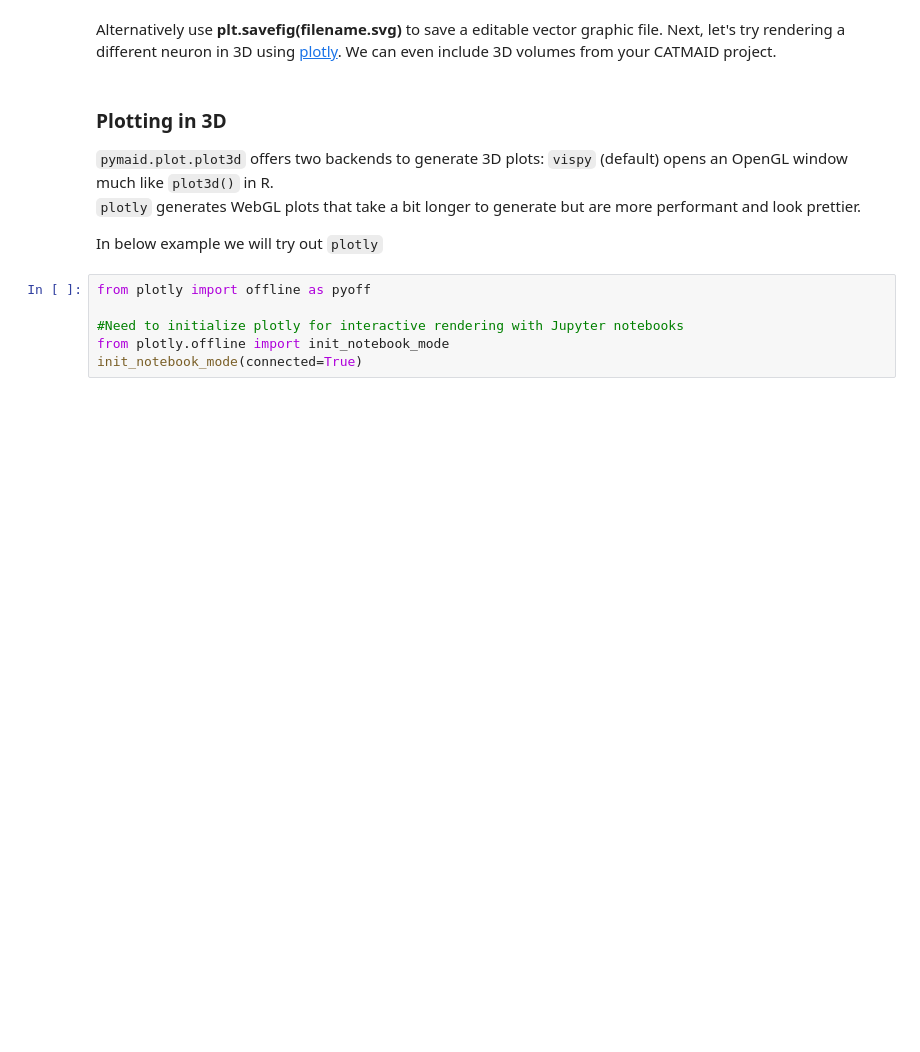
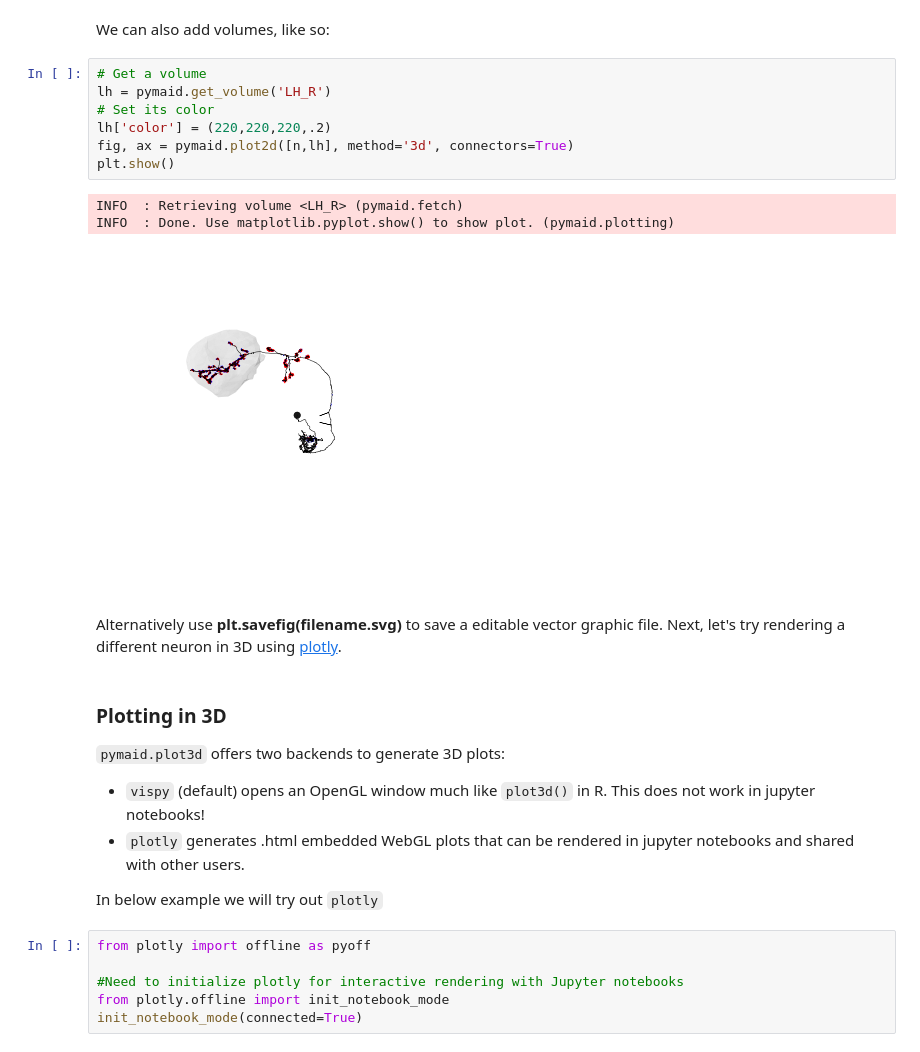
Before and after one commit to navis-org/pymaid, a Jupyter notebook: examples/plot_neurons.ipynb, the cells around one changed output. Saved outputs shown, nothing was run; the diff lists cells and outputs as text; blank space fills up the shorter version.

```diff
--- a/examples/plot_neurons.ipynb
+++ b/examples/plot_neurons.ipynb
@@ -37,10 +64,23 @@ plt.show()
+# %% [markdown]
+We can also add volumes, like so:
+# %%
+# Get a volume
+lh = pymaid.get_volume('LH_R')
+# Set its color
+lh['color'] = (220,220,220,.2)
+fig, ax = pymaid.plot2d([n,lh], method='3d', connectors=True)
+plt.show()
+# %% [output]
+INFO  : Retrieving volume <LH_R> (pymaid.fetch)
+INFO  : Done. Use matplotlib.pyplot.show() to show plot. (pymaid.plotting)
+[figure, added]
 # %% [markdown]
-Alternatively use **plt.savefig(filename.svg)** to save a editable vector graphic file. Next, let's try rendering a different neuron in 3D using [plotly](https://plot.ly/). We can even include 3D volumes from your CATMAID project.
+Alternatively use **plt.savefig(filename.svg)** to save a editable vector graphic file. Next, let's try rendering a different neuron in 3D using [plotly](https://plot.ly/).
 # %% [markdown]
 ### Plotting in 3D
-`pymaid.plot.plot3d` offers two backends to generate 3D plots:
-`vispy` (default) opens an OpenGL window much like `plot3d()` in R.
-`plotly` generates WebGL plots that take a bit longer to generate but are more performant and look prettier.
+`pymaid.plot3d` offers two backends to generate 3D plots:
+- `vispy` (default) opens an OpenGL window much like `plot3d()` in R. This does not work in jupyter notebooks!
+- `plotly` generates .html embedded WebGL plots that can be rendered in jupyter notebooks and shared with other users.
 
 In below example we will try out `plotly`
 # %%
```
Also changed, not shown: parts of 16 cells of this notebook, 3 other files.
